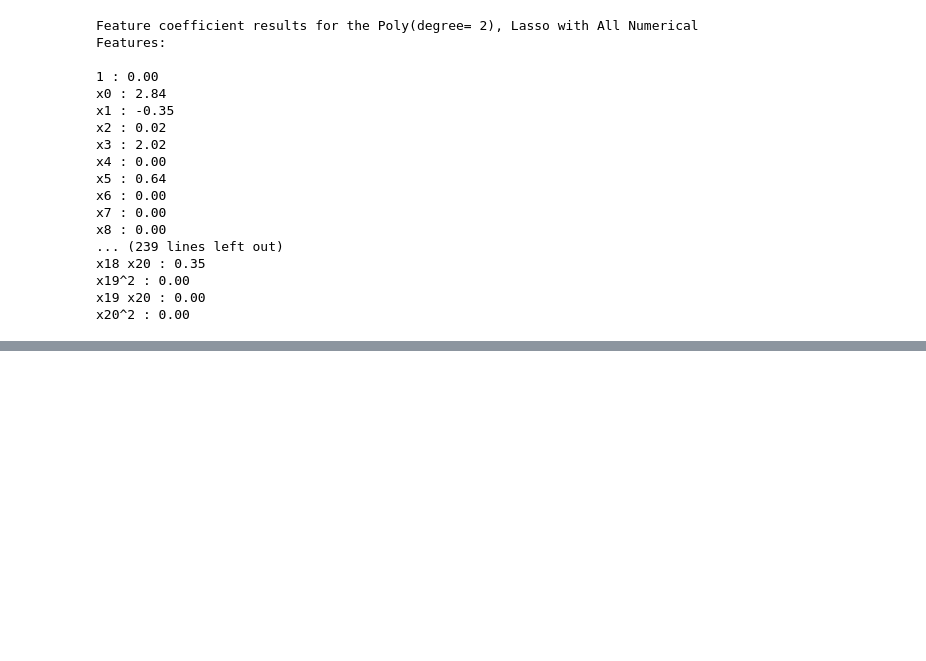
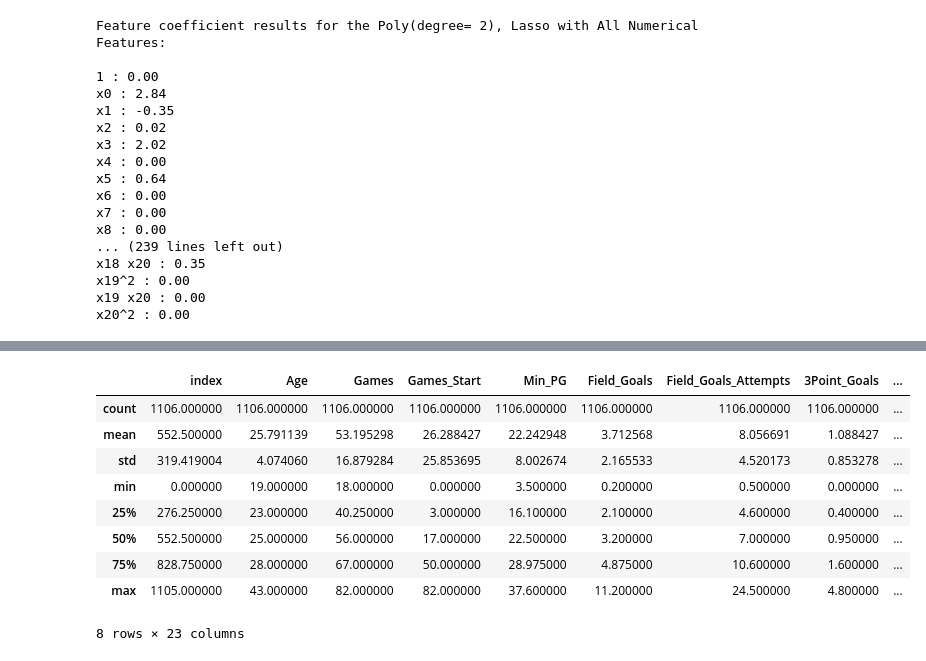
Before and after one commit to gulays/NBA_Salary_Prediction-Linear_Regression, a Jupyter notebook: codes/NBA_UnderpaidPlayers.ipynb, the cells around one changed output, grey strips where cells are left out. Cells and saved outputs as stored; diff of their text form; code cells hidden in the pictures; blank space fills up the shorter version.

```diff
--- a/codes/NBA_UnderpaidPlayers.ipynb
+++ b/codes/NBA_UnderpaidPlayers.ipynb
@@ -328,0 +317,13 @@ Name: Name, dtype: object
+# %%
+nba.describe()
+# %% [output]
+|  | index | Age | Games | Games_Start | Min_PG | Field_Goals | Field_Goals_Attempts | 3Point_Goals | ... |
+| count | 1106.000000 | 1106.000000 | 1106.000000 | 1106.000000 | 1106.000000 | 1106.000000 | 1106.000000 | 1106.000000 | ... |
+| mean | 552.500000 | 25.791139 | 53.195298 | 26.288427 | 22.242948 | 3.712568 | 8.056691 | 1.088427 | ... |
+| std | 319.419004 | 4.074060 | 16.879284 | 25.853695 | 8.002674 | 2.165533 | 4.520173 | 0.853278 | ... |
+| min | 0.000000 | 19.000000 | 18.000000 | 0.000000 | 3.500000 | 0.200000 | 0.500000 | 0.000000 | ... |
+| 25% | 276.250000 | 23.000000 | 40.250000 | 3.000000 | 16.100000 | 2.100000 | 4.600000 | 0.400000 | ... |
+| 50% | 552.500000 | 25.000000 | 56.000000 | 17.000000 | 22.500000 | 3.200000 | 7.000000 | 0.950000 | ... |
+| 75% | 828.750000 | 28.000000 | 67.000000 | 50.000000 | 28.975000 | 4.875000 | 10.600000 | 1.600000 | ... |
+| max | 1105.000000 | 43.000000 | 82.000000 | 82.000000 | 37.600000 | 11.200000 | 24.500000 | 4.800000 | ... |
+8 rows × 23 columns
```
Also changed, not shown: parts of 14 cells of this notebook.
